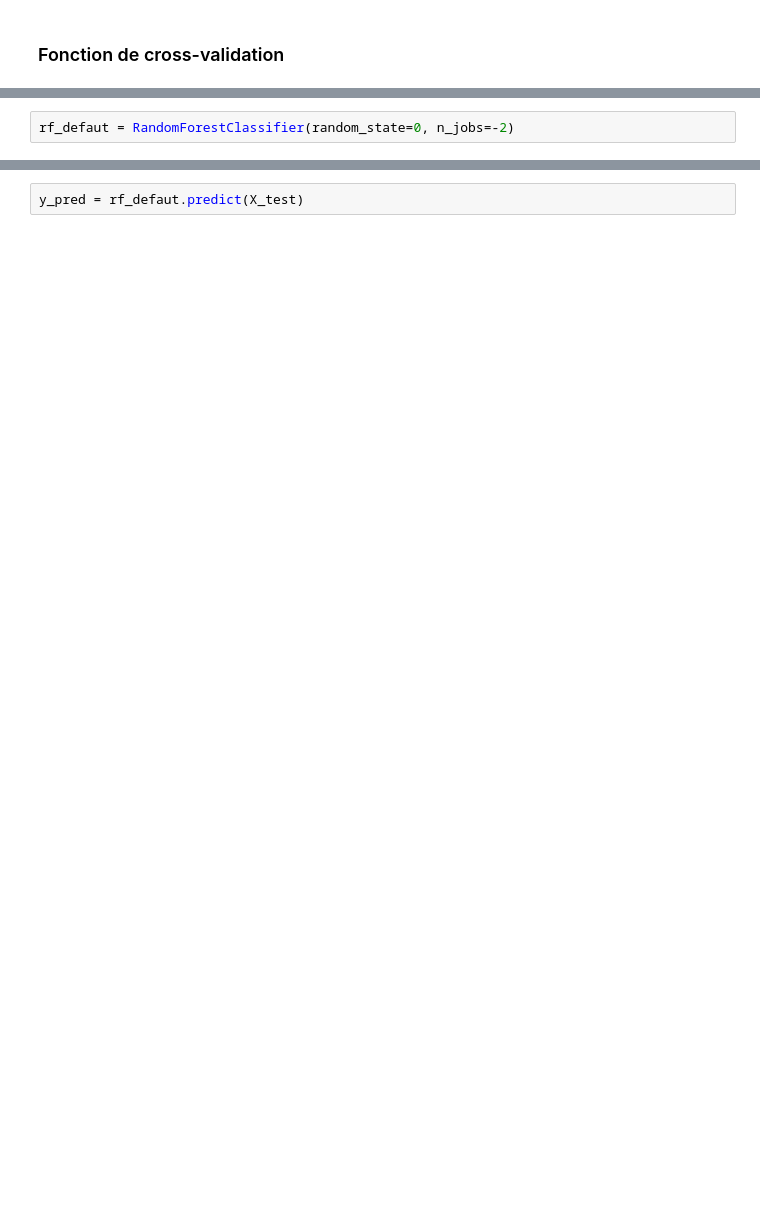
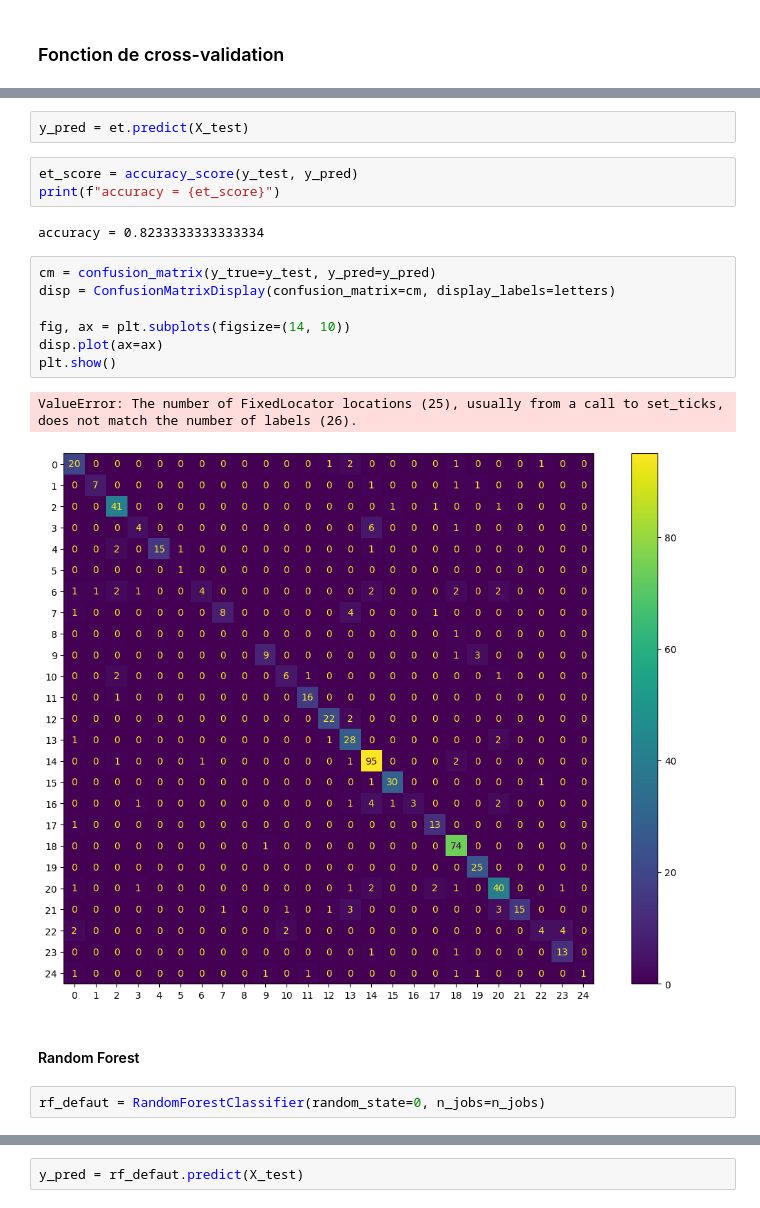
Before and after one commit to jExbrayat/recognize-handwritten-letters, a Jupyter notebook: src/notebooks/prediction.ipynb, the cells around one changed output, grey strips where cells are left out. Drawn from its saved outputs; the diff is of its cells as text; blank space fills up the shorter version.

```diff
--- a/src/notebooks/prediction.ipynb
+++ b/src/notebooks/prediction.ipynb
@@ -98,3 +118,22 @@ def cross_validation(model, x, y, strategie_cv, metrique, experimentation: bool
+# %%
+y_pred = et.predict(X_test)
+# %%
+et_score = accuracy_score(y_test, y_pred)
+print(f"accuracy = {et_score}")
+# %% [output]
+accuracy = 0.8233333333333334
+# %%
+cm = confusion_matrix(y_true=y_test, y_pred=y_pred)
+disp = ConfusionMatrixDisplay(confusion_matrix=cm, display_labels=letters)
+
+fig, ax = plt.subplots(figsize=(14, 10))
+disp.plot(ax=ax)
+plt.show()
+# %% [output]
+ValueError: The number of FixedLocator locations (25), usually from a call to set_ticks, does not match the number of labels (26).
+[figure, added]
+# %% [markdown]
+#### Random Forest
 # %%
-rf_defaut = RandomForestClassifier(random_state=0, n_jobs=-2)
+rf_defaut = RandomForestClassifier(random_state=0, n_jobs=n_jobs)
 # %%
```
Also changed, not shown: parts of 25 cells of this notebook, 1 other file.
